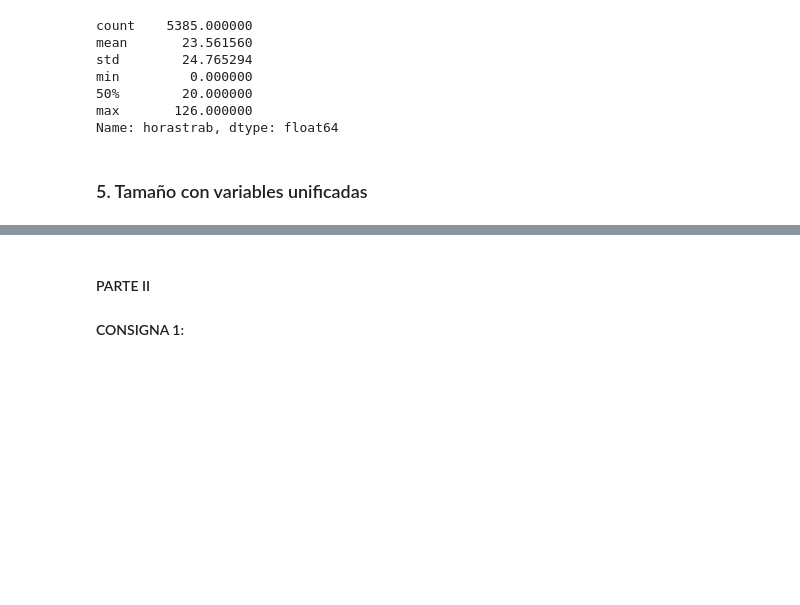
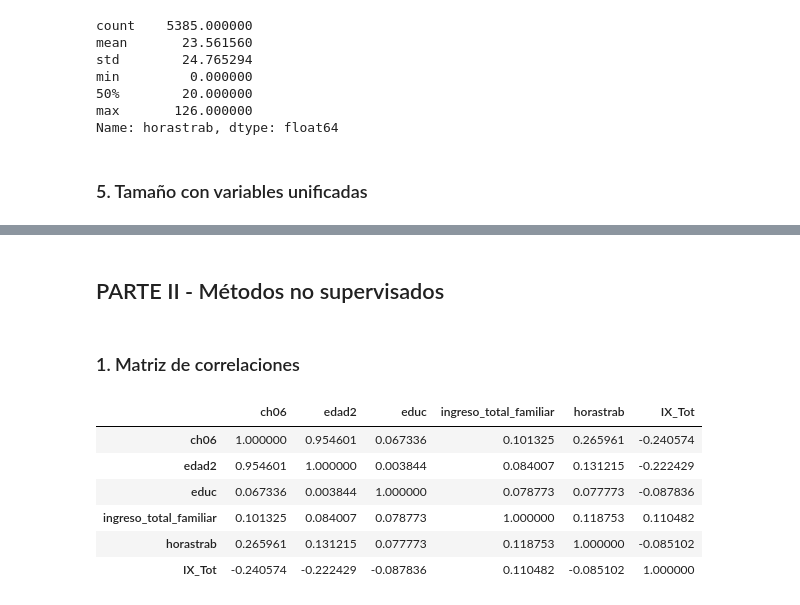
Before and after one commit to alvarezmartin2411-debug/Big-Data-UBA--Grupo-2, a Jupyter notebook: TP2/Program_TP2_Grupo2.ipynb, the cells around one changed output, grey strips where cells are left out. Drawn from its saved outputs; the diff is of its cells as text; code cells hidden in the pictures; blank space fills up the shorter version.

```diff
--- a/TP2/Program_TP2_Grupo2.ipynb
+++ b/TP2/Program_TP2_Grupo2.ipynb
@@ -835,6 +840,7 @@ ModuleNotFoundError: No module named 'ISLP'
 # %% [markdown]
-#### PARTE II
-#### CONSIGNA 1:
+## PARTE II - Métodos no supervisados
+# %% [markdown]
+### 1. Matriz de correlaciones
 # %%
 #Seleccionamos las variables
 select_var_pca = ['ch06','edad2','educ','ingreso_total_familiar','horastrab','IX_Tot']
@@ -855,6 +861,16 @@ eph_105_125_pca[['IX_Tot']] = imputer.fit_transform(
 eph_105_125_pca[['educ']] = imputer.fit_transform(
     eph_105_125_pca[['educ']]
 )
+# %%
+corr_pca
+# %% [output]
+|  | ch06 | edad2 | educ | ingreso_total_familiar | horastrab | IX_Tot |
+| ch06 | 1.000000 | 0.954601 | 0.067336 | 0.101325 | 0.265961 | -0.240574 |
+| edad2 | 0.954601 | 1.000000 | 0.003844 | 0.084007 | 0.131215 | -0.222429 |
+| educ | 0.067336 | 0.003844 | 1.000000 | 0.078773 | 0.077773 | -0.087836 |
+| ingreso_total_familiar | 0.101325 | 0.084007 | 0.078773 | 1.000000 | 0.118753 | 0.110482 |
+| horastrab | 0.265961 | 0.131215 | 0.077773 | 0.118753 | 1.000000 | -0.085102 |
+| IX_Tot | -0.240574 | -0.222429 | -0.087836 | 0.110482 | -0.085102 | 1.000000 |
 # %%
 # Correlograma
 corr_pca = eph_105_125_pca.corr()
```
Also changed, not shown: parts of 17 cells of this notebook.
